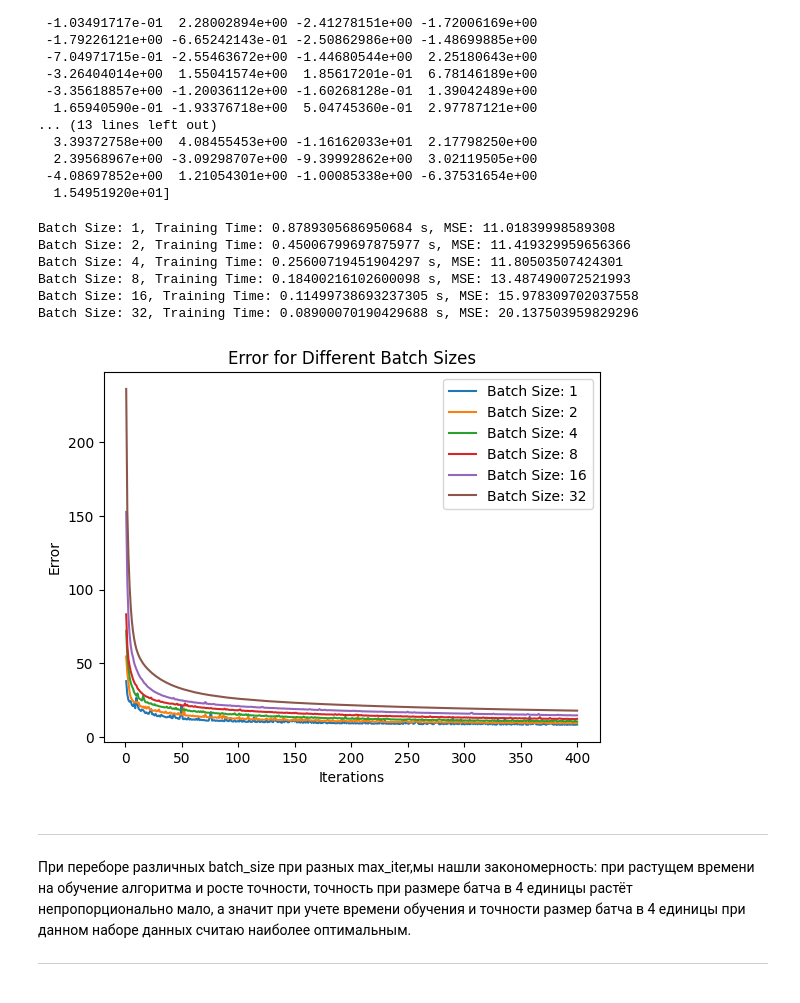
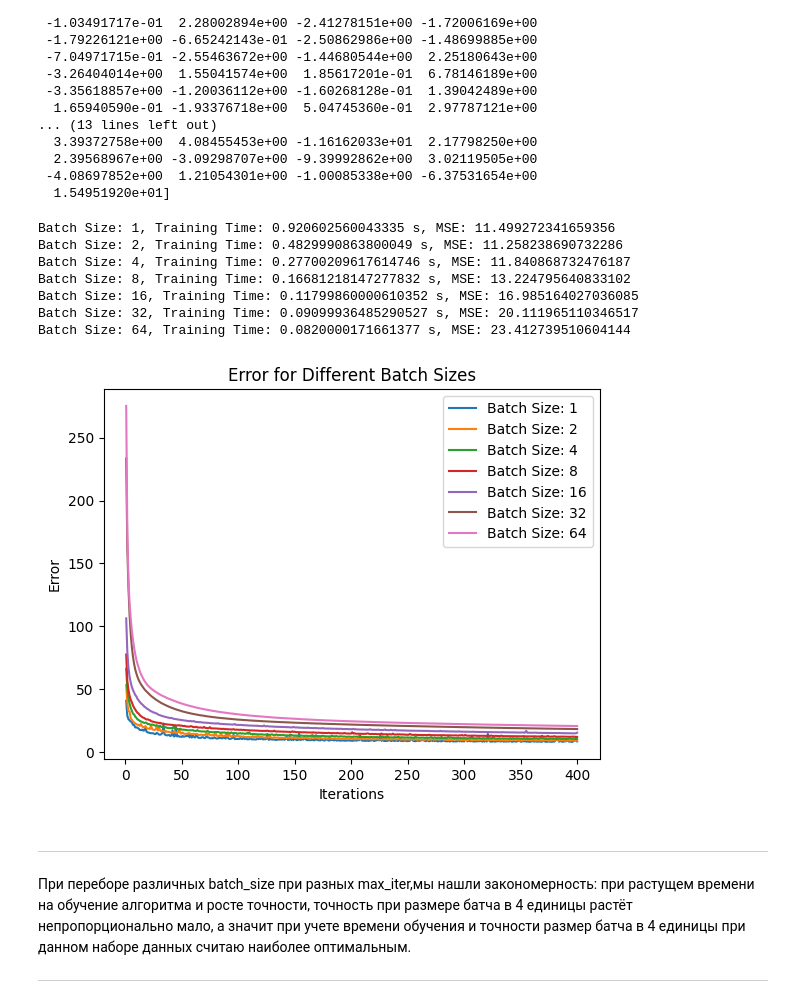
Before and after one commit to Ghostikxd/4.1_labs, a Jupyter notebook: SII/lab4/lab4.ipynb, the cells around one changed output. Cells and saved outputs as stored; diff of their text form; code cells hidden in the pictures.

```diff
--- a/SII/lab4/lab4.ipynb
+++ b/SII/lab4/lab4.ipynb
@@ -268,34 +268,35 @@ MSE:  11.01030172370774
 # %%
 import matplotlib.pyplot as plt
 
-batch_sizes = [1, 2, 4, 8, 16, 32]
+batch_sizes = [1, 2, 4, 8, 16, 32, 64]
 results = []
 
 for batch_size in batch_sizes:
     model_sgd = LinearRegressionSGD(lr=0.01, max_iter=400, batch_size=batch_size, tol=1e-3, intercept=True)
     start_time = time.time()
     steps, errors = model_sgd.fit(X_train, y_train)
     training_time = time.time() - start_time
     mse = model_sgd.MSE(X_test, y_test)
     results.append((batch_size, training_time, mse))
     plt.plot(steps, errors, label=f'Batch Size: {batch_size}')
 
 for batch_size, training_time, mse in results:
     print(f"Batch Size: {batch_size}, Training Time: {training_time} s, MSE: {mse}")
 
 plt.xlabel('Iterations')
 plt.ylabel('Error')
 plt.legend()
 plt.title('Error for Different Batch Sizes')
 plt.show()
 # %% [output]
-Batch Size: 1, Training Time: 0.8789305686950684 s, MSE: 11.01839998589308
-Batch Size: 2, Training Time: 0.45006799697875977 s, MSE: 11.419329959656366
-Batch Size: 4, Training Time: 0.25600719451904297 s, MSE: 11.80503507424301
-Batch Size: 8, Training Time: 0.18400216102600098 s, MSE: 13.487490072521993
-Batch Size: 16, Training Time: 0.11499738693237305 s, MSE: 15.978309702037558
-Batch Size: 32, Training Time: 0.08900070190429688 s, MSE: 20.137503959829296
+Batch Size: 1, Training Time: 0.920602560043335 s, MSE: 11.499272341659356
+Batch Size: 2, Training Time: 0.4829990863800049 s, MSE: 11.258238690732286
+Batch Size: 4, Training Time: 0.27700209617614746 s, MSE: 11.840868732476187
+Batch Size: 8, Training Time: 0.16681218147277832 s, MSE: 13.224795640833102
+Batch Size: 16, Training Time: 0.11799860000610352 s, MSE: 16.985164027036085
+Batch Size: 32, Training Time: 0.09099936485290527 s, MSE: 20.111965110346517
+Batch Size: 64, Training Time: 0.0820000171661377 s, MSE: 23.412739510604144
-[figure, old version]
+[figure, new version]
 # %% [markdown]
 --------------------------------------
 
```
Also changed, not shown: parts of 2 cells of this notebook, 2 other files.
